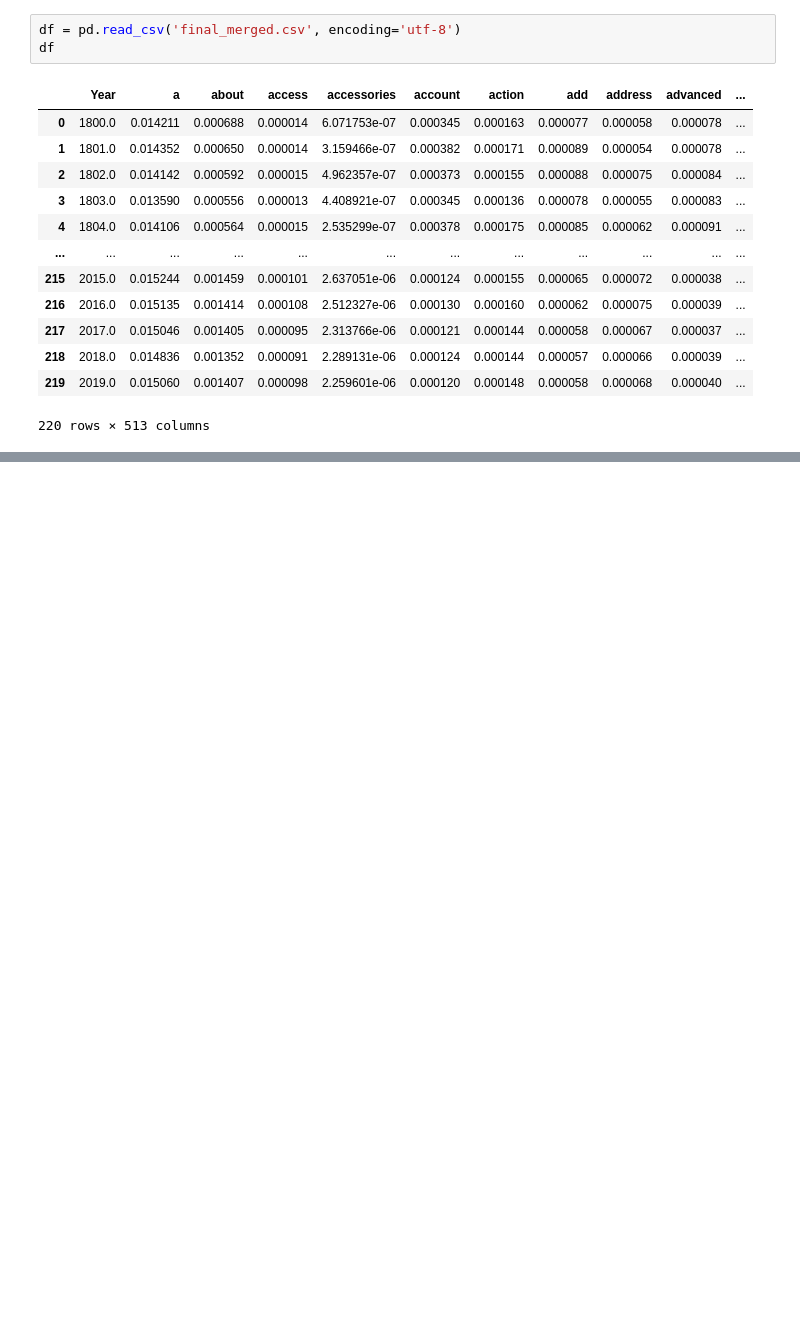
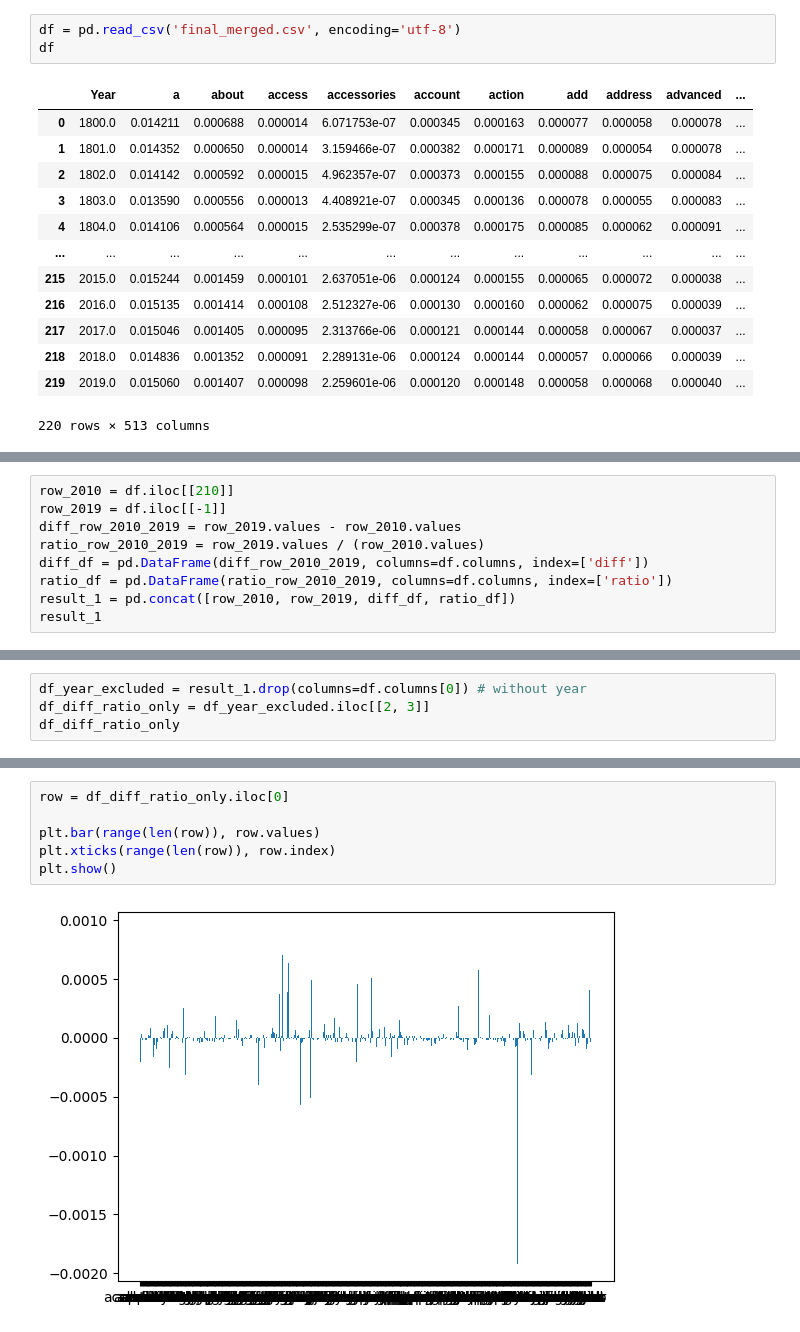
Before and after one commit to sclyde-ai/Natural_Language_Analysis, a Jupyter notebook: dongze_mao.ipynb, the cells around one changed output, grey strips where cells are left out. Cells and saved outputs as stored; diff of their text form; blank space fills up the shorter version.

```diff
--- a/dongze_mao.ipynb
+++ b/dongze_mao.ipynb
@@ -62,0 +113,9 @@ plt.show()
+# %%
+row_2010 = df.iloc[[210]]
+row_2019 = df.iloc[[-1]]
+diff_row_2010_2019 = row_2019.values - row_2010.values
+ratio_row_2010_2019 = row_2019.values / (row_2010.values)
+diff_df = pd.DataFrame(diff_row_2010_2019, columns=df.columns, index=['diff'])
+ratio_df = pd.DataFrame(ratio_row_2010_2019, columns=df.columns, index=['ratio'])
+result_1 = pd.concat([row_2010, row_2019, diff_df, ratio_df])
+result_1
@@ -62,0 +129,4 @@ plt.show()
+# %%
+df_year_excluded = result_1.drop(columns=df.columns[0]) # without year
+df_diff_ratio_only = df_year_excluded.iloc[[2, 3]]
+df_diff_ratio_only
@@ -62,0 +138,8 @@ plt.show()
+# %%
+row = df_diff_ratio_only.iloc[0]
+
+plt.bar(range(len(row)), row.values)
+plt.xticks(range(len(row)), row.index)
+plt.show()
+# %% [output]
+[figure, added]
```
Also changed, not shown: parts of 20 cells of this notebook.
